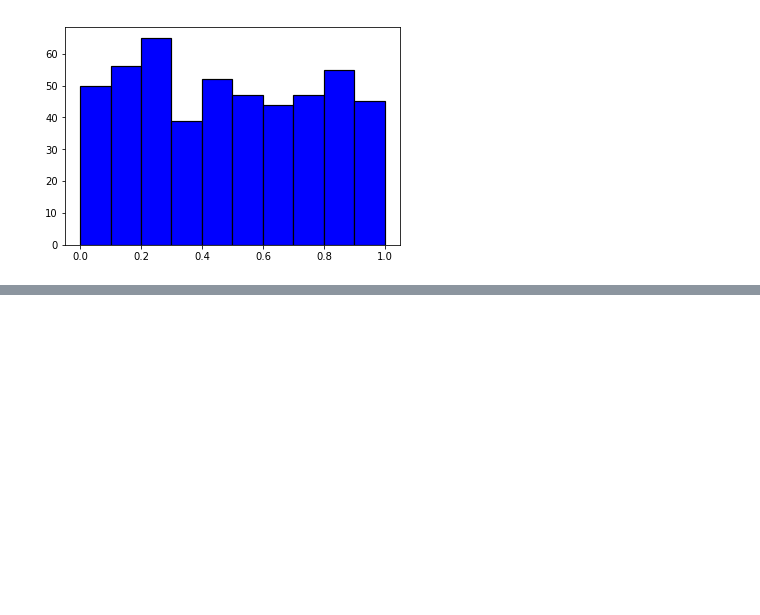
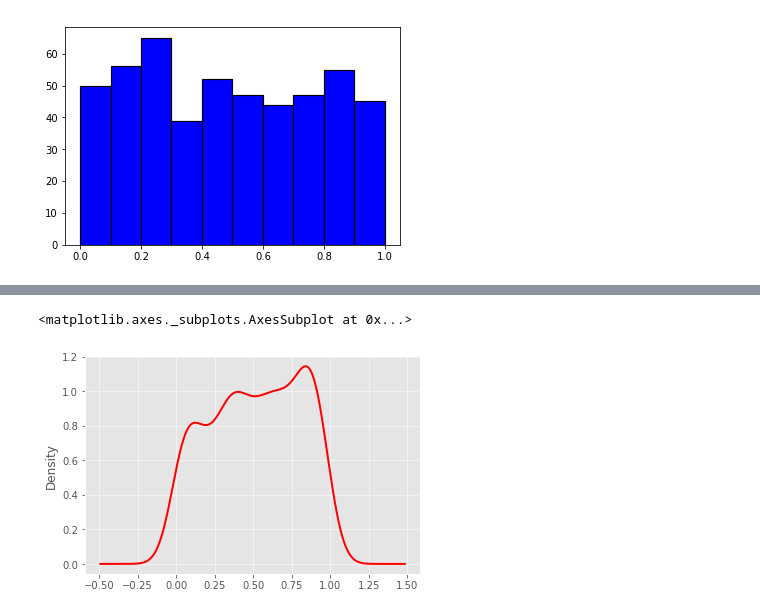
Before and after one commit to jlopez1423/python-pandas-data-viz, a Jupyter notebook: Pandas Data Visualization Exercises.ipynb, the cells around one changed output, grey strips where cells are left out. Saved outputs shown, nothing was run; the diff lists cells and outputs as text; code cells hidden in the pictures; blank space fills up the shorter version.

```diff
--- a/Pandas Data Visualization Exercises.ipynb
+++ b/Pandas Data Visualization Exercises.ipynb
@@ -47,0 +54,6 @@ df3['a'].plot.hist(color='red', edgecolor='white', linewidth=1.2, bins=30, alpha
+# %%
+#Create a kde plot of the 'd' column
+df3['d'].plot.kde(color='red')
+# %% [output]
+<matplotlib.axes._subplots.AxesSubplot at 0x...>
+[figure, added]
```
Also changed, not shown: parts of 5 cells of this notebook.
